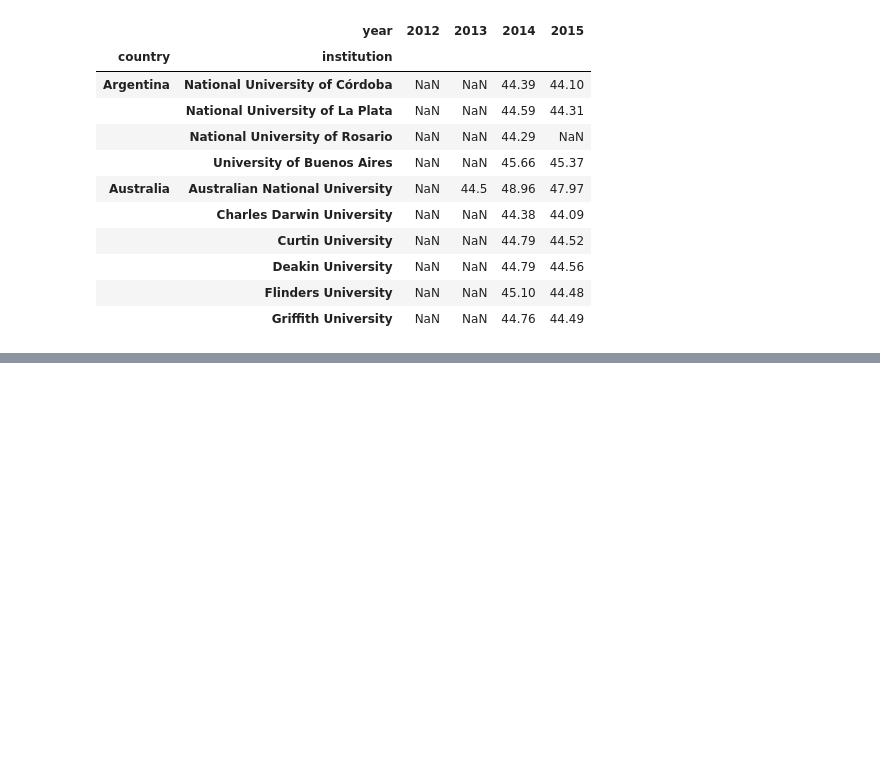
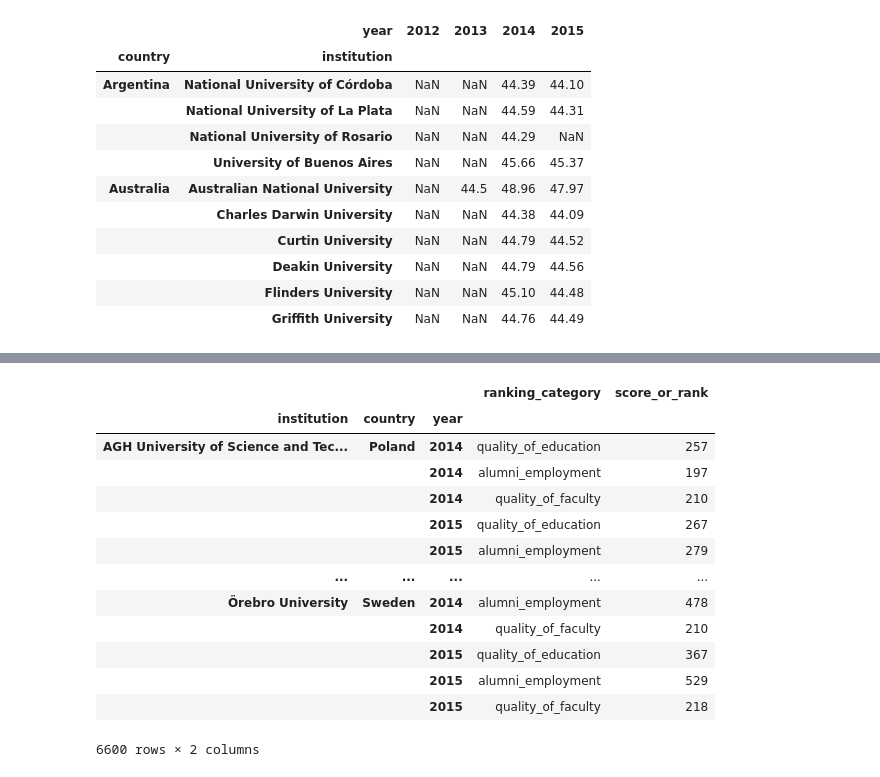
Before and after one commit to shreymusician/data-science-journey, a Jupyter notebook: practice/University Data Analysis.ipynb, the cells around one changed output, grey strips where cells are left out. Drawn from its saved outputs; the diff is of its cells as text; code cells hidden in the pictures; blank space fills up the shorter version.

```diff
--- a/practice/University Data Analysis.ipynb
+++ b/practice/University Data Analysis.ipynb
@@ -302,0 +398,20 @@ pd.pivot_table(
+# %%
+ndf = ndf.reset_index(drop=True)
+ndf = ndf.set_index(['institution', 'country', 'year'])
+ndf = ndf.sort_index()
+ndf
+# %% [output]
+|  |  |  | ranking_category | score_or_rank |
+| institution | country | year |  |  |
+| AGH University of Science and Tec... | Poland | 2014 | quality_of_education | 257 |
+|  |  | 2014 | alumni_employment | 197 |
+|  |  | 2014 | quality_of_faculty | 210 |
+|  |  | 2015 | quality_of_education | 267 |
+|  |  | 2015 | alumni_employment | 279 |
+| ... | ... | ... | ... | ... |
+| Örebro University | Sweden | 2014 | alumni_employment | 478 |
+|  |  | 2014 | quality_of_faculty | 210 |
+|  |  | 2015 | quality_of_education | 367 |
+|  |  | 2015 | alumni_employment | 529 |
+|  |  | 2015 | quality_of_faculty | 218 |
+6600 rows × 2 columns
```
Also changed, not shown: parts of 28 cells of this notebook.
